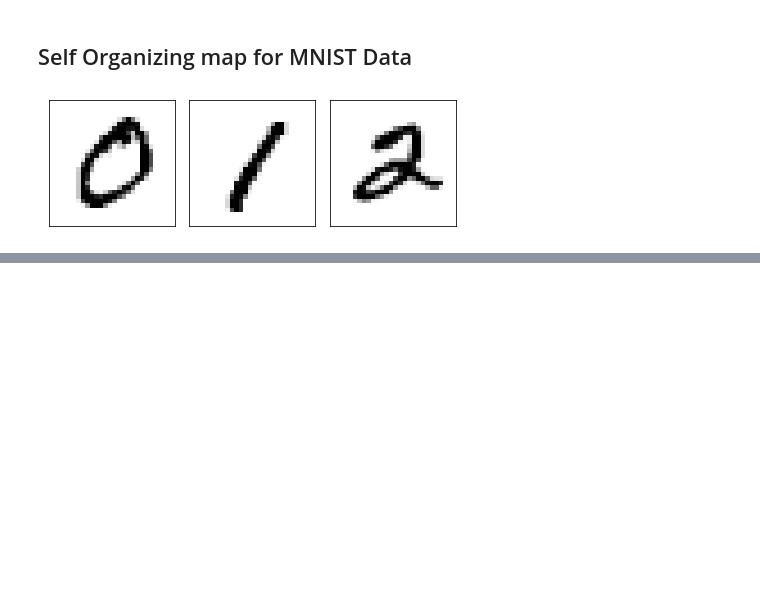
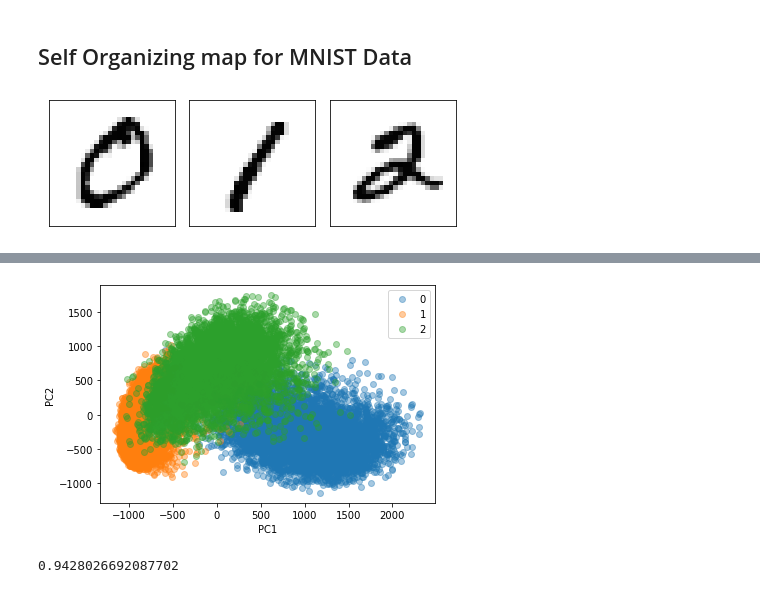
Before and after one commit to ddangchani/Supplements, a Jupyter notebook: Statistical Learning/Self Organizing map.ipynb, the cells around one changed output, grey strips where cells are left out. Saved outputs shown, nothing was run; the diff lists cells and outputs as text; code cells hidden in the pictures; blank space fills up the shorter version.

```diff
--- a/Statistical Learning/Self Organizing map.ipynb
+++ b/Statistical Learning/Self Organizing map.ipynb
@@ -143,0 +129,36 @@ accuracy_score(y_test, y_pred)
+# %%
+# comparison with Principal Component Analysis
+from sklearn.decomposition import PCA
+pca = PCA(n_components=2)
+pca.fit(X_train)
+X_pca = pca.transform(X_train)
+
+# Plot with label
+X_pca = np.vstack((X_pca.T, y_train)).T
+df = pd.DataFrame(X_pca, columns=['PC1', 'PC2', 'label'])
+df.label = df.label.astype(int)
+groups = df.groupby('label')
+
+fig, ax = plt.subplots()
+ax.margins(0.05)
+for name, group in groups:
+    ax.plot(group.PC1, group.PC2, marker='o', linestyle='', ms=6, label=name, alpha=0.4)
+ax.legend()
+plt.xlabel('PC1')
+plt.ylabel('PC2')
+plt.savefig('plots/PCA_MNIST.png', facecolor='white', bbox_inches='tight')
+# %% [output]
+[figure, added]
+# %%
+# KNN with PCA
+from sklearn.neighbors import KNeighborsClassifier
+knn = KNeighborsClassifier(n_neighbors=5)
+knn.fit(X_pca[:, :2], y_train)
+y_pred = knn.predict(pca.transform(X_test))
+
+# Accuracy
+accuracy_score(y_test, y_pred)
+
+# 0.9428026692087702
+# %% [output]
+0.9428026692087702
```
Also changed, not shown: parts of 4 cells of this notebook, 3 other files.
